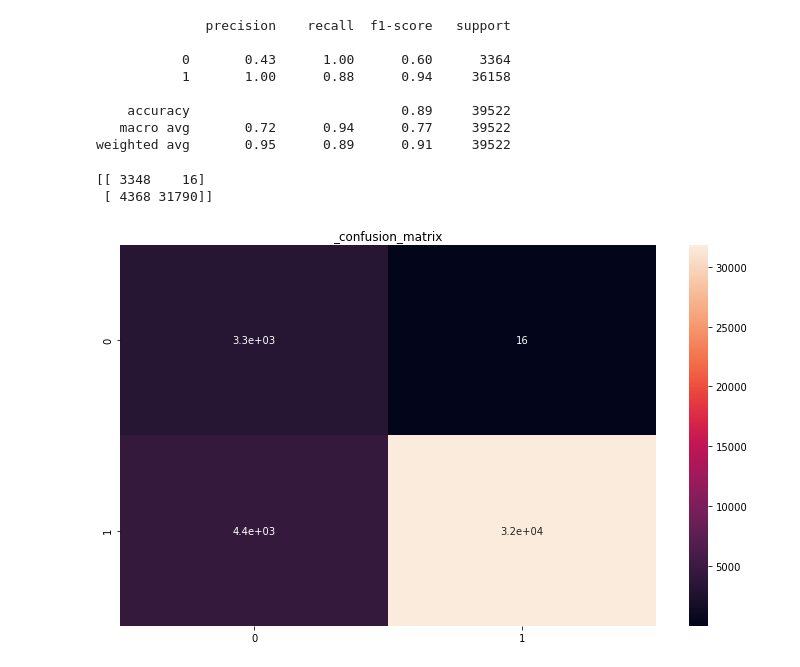
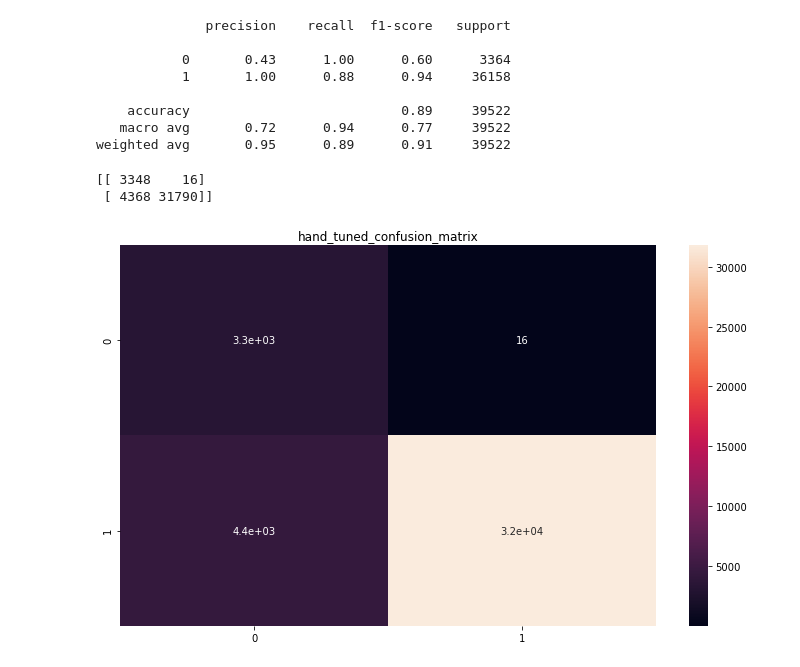
Before and after one commit to sa616473/lendingCompany, a Jupyter notebook: notebooks/lendingCompany.ipynb, the cells around one changed output. Cells and saved outputs as stored; diff of their text form; code cells hidden in the pictures.

```diff
--- a/notebooks/lendingCompany.ipynb
+++ b/notebooks/lendingCompany.ipynb
@@ -766,8 +766,8 @@ print(classification_report(predictions,lend_paid_test))
 weighted avg       0.95      0.89      0.91     39522
 # %%
 cm = confusion_matrix(predictions,lend_paid_test)
-vs.confusion_plot(cm)
+vs.confusion_plot(cm, title="hand_tuned")
 # %% [output]
 [[ 3348    16]
  [ 4368 31790]]
-[figure, old version]
+[figure, new version]
```
Also changed, not shown: 5 other files.
